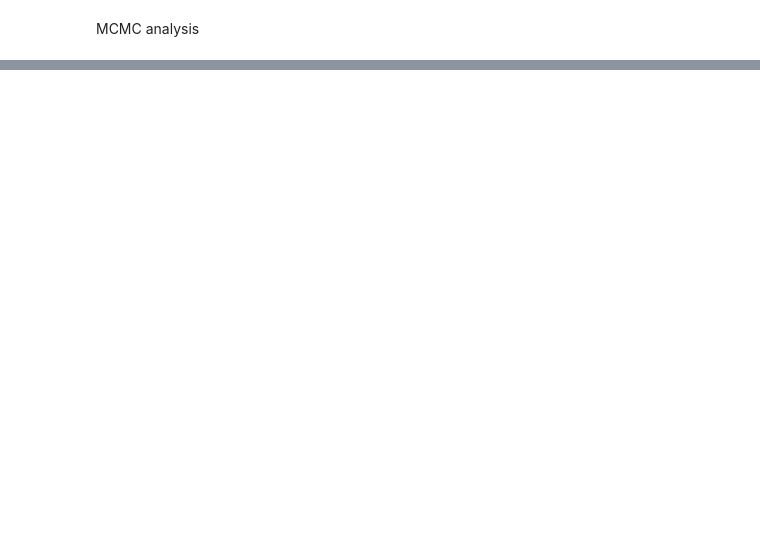
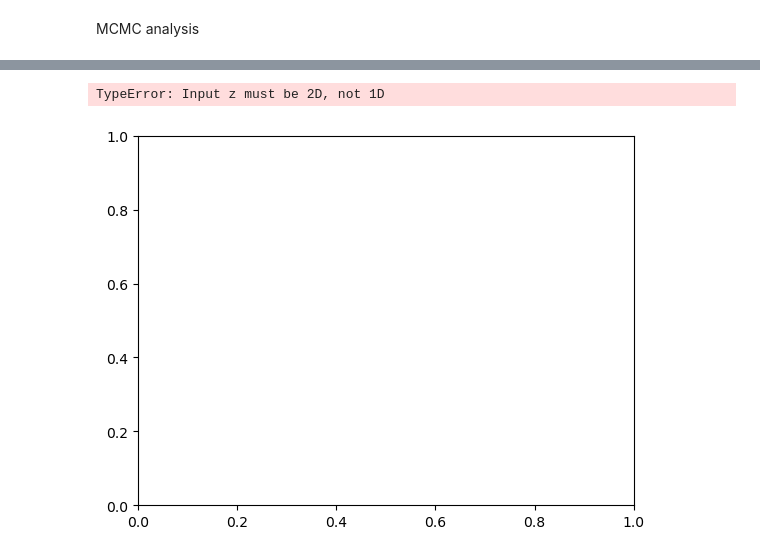
Before and after one commit to john1256/KASI_Ms, a Jupyter notebook: 2025/MCMC.ipynb, the cells around one changed output, grey strips where cells are left out. Cells and saved outputs as stored; diff of their text form; code cells hidden in the pictures; blank space fills up the shorter version.

```diff
--- a/2025/MCMC.ipynb
+++ b/2025/MCMC.ipynb
@@ -82,0 +212,6 @@ bestfitparm2 = [0.7499778685407329, -2.496959121644676, 6.690908825671694, 18.40
+# %%
+aStd = np.sqrt(np.cov(mcmcarr2[0]))
+bStd = np.sqrt(np.cov(mcmcarr2[1]))
+cStd = np.sqrt(np.cov(mcmcarr2[2]))
+dStd = np.sqrt(np.cov(mcmcarr2[3]))
+print(f"aStd = {aStd}, bStd = {bStd}, cStd = {cStd}, dStd = {dStd}")
@@ -129,0 +287,12 @@ len(np.unique(abSpace[0]))
+# %%
+# contour in bcSpace3
+bcCov = np.cov(bcSpace3)
+def ellipse(x,y,cov):
+    a,b = cov[0,0], cov[0,1]
+    c,d = cov[1,0], cov[1,1]
+    lamb1 = (a+c)/2 + np.sqrt(((a-c)/2)**2 + b**2)
+    lamb2 = (a+c)/2 - np.sqrt(((a-c)/2)**2 + b**2)
+    theta = np.arctan(2*(lamb1-a))
+# %% [output]
+TypeError: Input z must be 2D, not 1D
+[figure, added]
```
Also changed, not shown: parts of 16 cells of this notebook, 2 other files.
